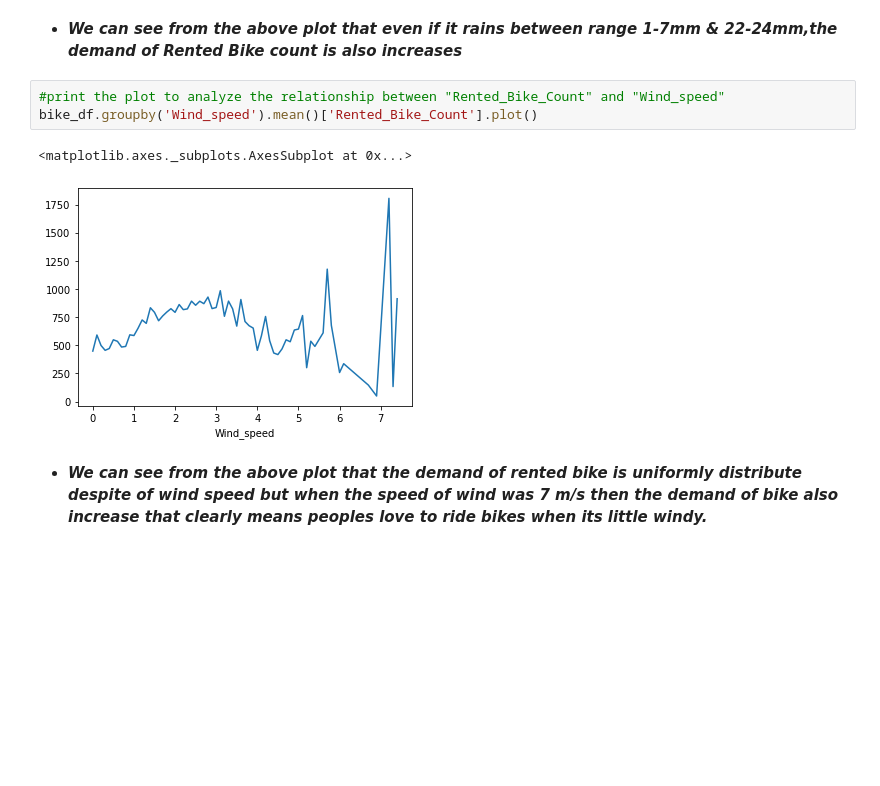
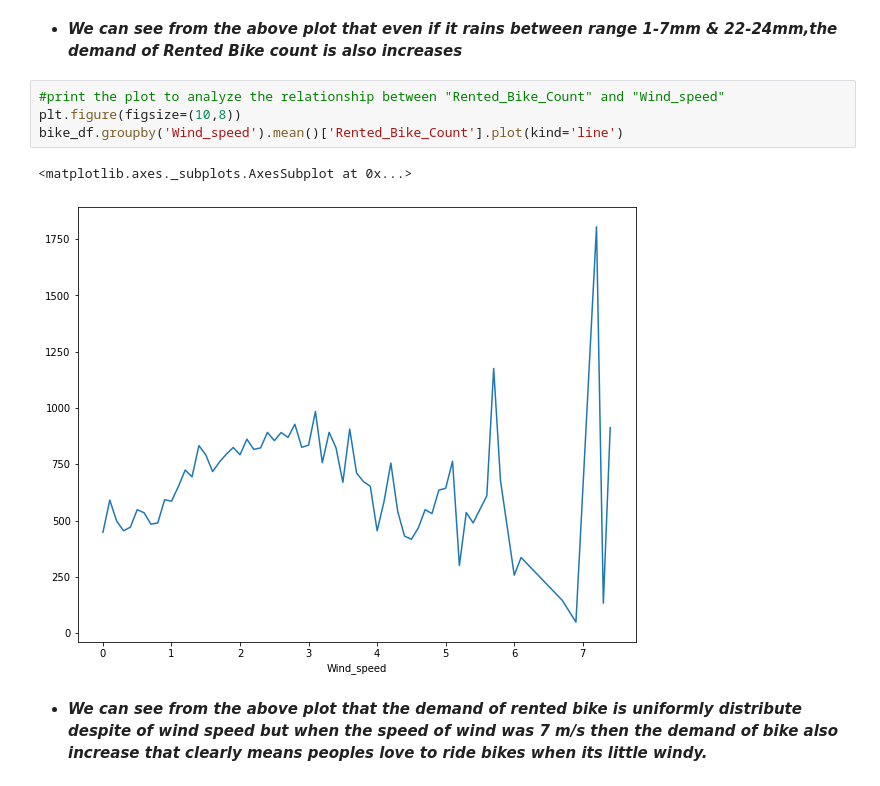
Before and after one commit to spradeepgit/Bike-Sharing-Demand-Prediction.ipynb, a Jupyter notebook: Bike_Sharing_Demand_Prediction.ipynb, the cells around one changed output. Saved outputs shown, nothing was run; the diff lists cells and outputs as text; blank space fills up the shorter version.

```diff
--- a/Bike_Sharing_Demand_Prediction.ipynb
+++ b/Bike_Sharing_Demand_Prediction.ipynb
@@ -604,10 +604,11 @@ bike_df.groupby('Rainfall').mean()['Rented_Bike_Count'].plot(kind='line', color=
 * ***We can see from the above plot that even if it rains between range 1-7mm & 22-24mm,the demand of Rented Bike count is also increases***
 # %%
 #print the plot to analyze the relationship between "Rented_Bike_Count" and "Wind_speed"
-bike_df.groupby('Wind_speed').mean()['Rented_Bike_Count'].plot()
+plt.figure(figsize=(10,8))
+bike_df.groupby('Wind_speed').mean()['Rented_Bike_Count'].plot(kind='line')
 # %% [output]
 <matplotlib.axes._subplots.AxesSubplot at 0x...>
-[figure, old version]
+[figure, new version]
 # %% [markdown]
 * ***We can see from the above plot that the demand of rented bike is uniformly distribute despite of wind speed but when the speed of wind was 7 m/s then the demand of bike also increase that clearly means peoples love to ride bikes when its little windy.***
 # %% [markdown]
```
Also changed, not shown: parts of 103 cells of this notebook.
